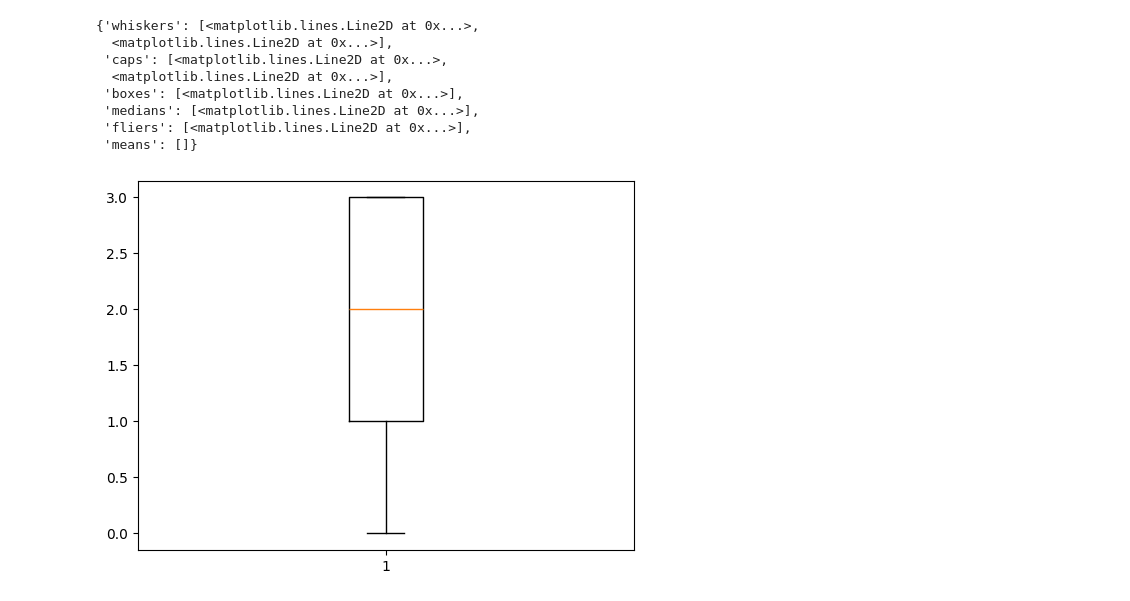
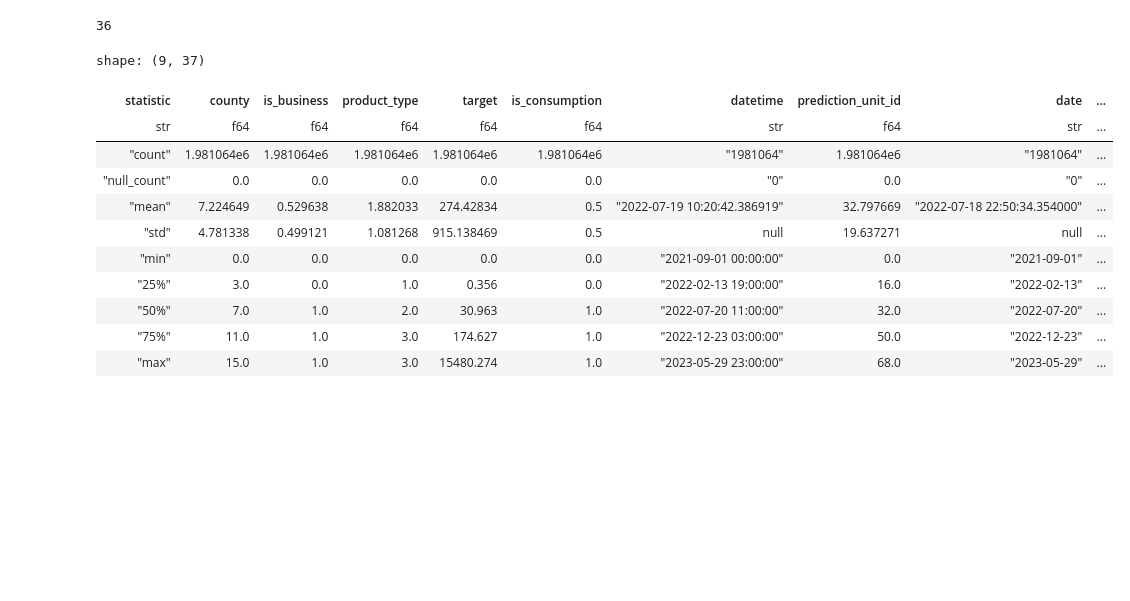
Before and after one commit to pabbuen/TFG-ProduccionElectrica, a Jupyter notebook: codigo/notebooks/data_exploration.ipynb, the cells around one changed output. Saved outputs shown, nothing was run; the diff lists cells and outputs as text; code cells hidden in the pictures; blank space fills up the shorter version.

```diff
--- a/codigo/notebooks/data_exploration.ipynb
+++ b/codigo/notebooks/data_exploration.ipynb
@@ -23,12 +10,20 @@ shape: (5, 46)
-# %%
-plt.boxplot(data["product_type"])
-# %% [output]
-{'whiskers': [<matplotlib.lines.Line2D at 0x...>,
-  <matplotlib.lines.Line2D at 0x...>],
- 'caps': [<matplotlib.lines.Line2D at 0x...>,
-  <matplotlib.lines.Line2D at 0x...>],
- 'boxes': [<matplotlib.lines.Line2D at 0x...>],
- 'medians': [<matplotlib.lines.Line2D at 0x...>],
- 'fliers': [<matplotlib.lines.Line2D at 0x...>],
- 'means': []}
-[figure, removed]
+# %%
+df = pl.read_csv(datafile, try_parse_dates=True)
+len(df.columns)
+# %% [output]
+36
+# %%
+df.describe()
+# %% [output]
+shape: (9, 37)
+| statistic | county | is_business | product_type | target | is_consumption | datetime | prediction_unit_id | date | ... |
+| str | f64 | f64 | f64 | f64 | f64 | str | f64 | str | ... |
+| "count" | 1.981064e6 | 1.981064e6 | 1.981064e6 | 1.981064e6 | 1.981064e6 | "1981064" | 1.981064e6 | "1981064" | ... |
+| "null_count" | 0.0 | 0.0 | 0.0 | 0.0 | 0.0 | "0" | 0.0 | "0" | ... |
+| "mean" | 7.224649 | 0.529638 | 1.882033 | 274.42834 | 0.5 | "2022-07-19 10:20:42.386919" | 32.797669 | "2022-07-18 22:50:34.354000" | ... |
+| "std" | 4.781338 | 0.499121 | 1.081268 | 915.138469 | 0.5 | null | 19.637271 | null | ... |
+| "min" | 0.0 | 0.0 | 0.0 | 0.0 | 0.0 | "2021-09-01 00:00:00" | 0.0 | "2021-09-01" | ... |
+| "25%" | 3.0 | 0.0 | 1.0 | 0.356 | 0.0 | "2022-02-13 19:00:00" | 16.0 | "2022-02-13" | ... |
+| "50%" | 7.0 | 1.0 | 2.0 | 30.963 | 1.0 | "2022-07-20 11:00:00" | 32.0 | "2022-07-20" | ... |
+| "75%" | 11.0 | 1.0 | 3.0 | 174.627 | 1.0 | "2022-12-23 03:00:00" | 50.0 | "2022-12-23" | ... |
+| "max" | 15.0 | 1.0 | 3.0 | 15480.274 | 1.0 | "2023-05-29 23:00:00" | 68.0 | "2023-05-29" | ... |
```
Also changed, not shown: parts of 3 cells of this notebook, 6 other files.
